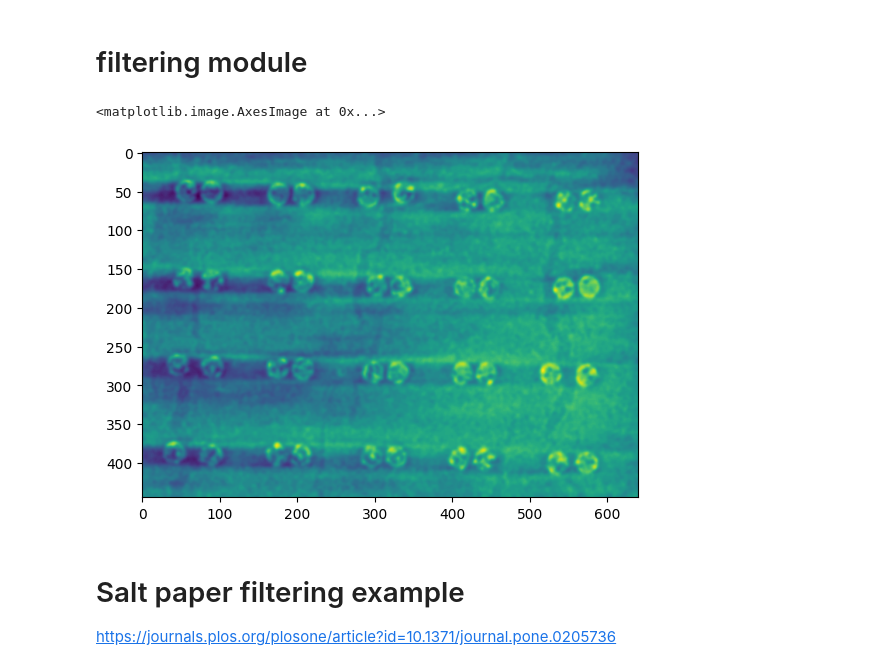
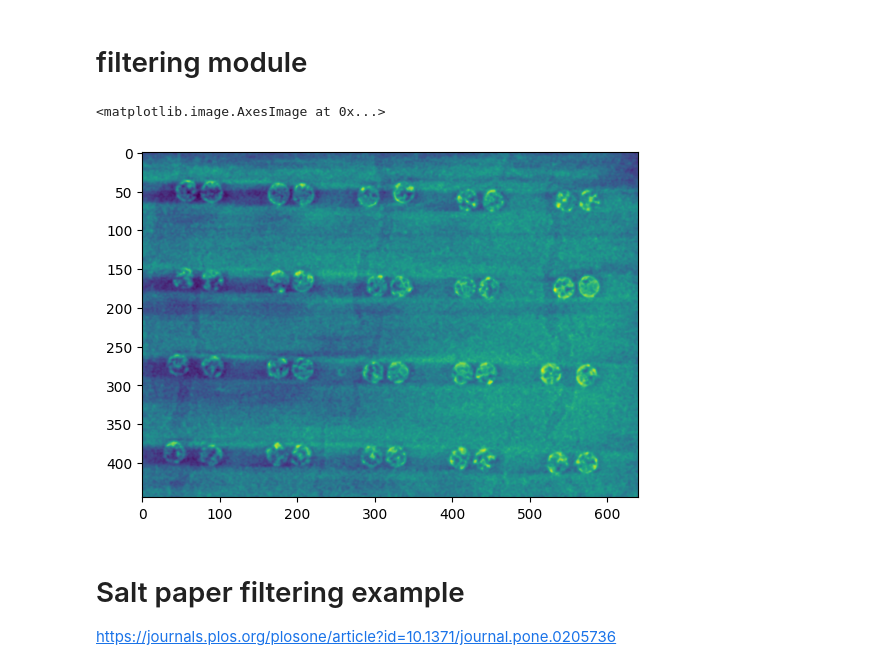
Before and after one commit to TestaVuota/ImageAnalysis, a Jupyter notebook: WilliamIm/detection_ellipse.ipynb, the cells around one changed output. Saved outputs shown, nothing was run; the diff lists cells and outputs as text; code cells hidden in the pictures.

```diff
--- a/WilliamIm/detection_ellipse.ipynb
+++ b/WilliamIm/detection_ellipse.ipynb
@@ -108,30 +108,31 @@ pxlMetric: 8.0 nm
 # %%
 
 #filtering module
 from scipy.ndimage import gaussian_filter
 from scipy.signal import convolve2d
 from scipy import ndimage as ndi
 
 from skimage.util import random_noise
 from skimage import feature
 
 
 # Generate noisy image of a square
 
 imArrayR = ndi.gaussian_filter(imArrayCrop, 2)
+imArrayR = ndi.gaussian_filter(imArrayCrop, 1)
 plt.imshow(Image.fromarray(imArrayR))
 
 
 # imArrayR = convolve2d(imArray, ImageFilter.GaussianBlur, boundary='symm', mode='same')
 
 # # Compute the Canny filter for two values of sigma
 # edges1 = feature.canny(imArrayR)
 
 # edges1 = feature.canny(imArrayR, sigma=1)
 # plt.imshow(Image.fromarray(edges1))
 # %% [output]
 <matplotlib.image.AxesImage at 0x...>
-[figure, old version]
+[figure, new version]
 # %% [markdown]
 # Salt paper filtering example
 
```
Also changed, not shown: parts of 1 cell of this notebook, 8 other files.
